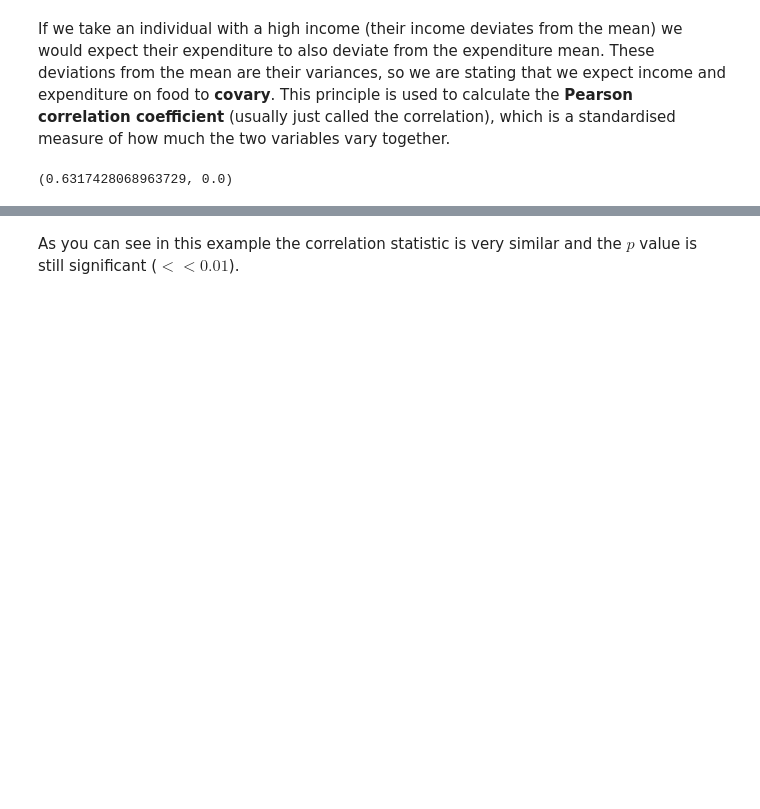
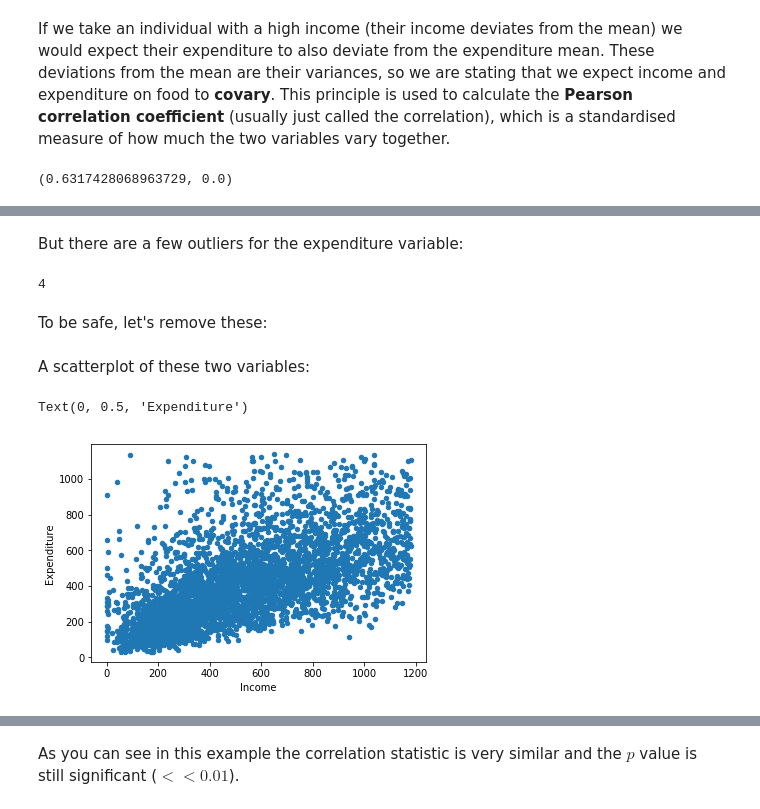
Before and after one commit to philmikejones/stats101, a Jupyter notebook: notebooks/stats101.ipynb, the cells around one changed output, grey strips where cells are left out. Cells and saved outputs as stored; diff of their text form; code cells hidden in the pictures; blank space fills up the shorter version.

```diff
--- a/notebooks/stats101.ipynb
+++ b/notebooks/stats101.ipynb
@@ -1043,0 +1051,22 @@ Therefore, try to use the parametric version by default and switch to the non--p
+# %% [markdown]
+But there are a few outliers for the expenditure variable:
+# %%
+len(
+    food_trimmed[food_trimmed.P550tpr >
+                 food_trimmed.P550tpr.mean() + (3.29 * food_trimmed.P550tpr.std())]
+)
+# %% [output]
+4
+# %% [markdown]
+To be safe, let's remove these:
+# %%
+food_trimmed = food_trimmed[food_trimmed.P550tpr < food_trimmed.P550tpr.mean() + (3.29 * food_trimmed.P550tpr.std())]
+# %% [markdown]
+A scatterplot of these two variables:
+# %%
+food_trimmed.plot.scatter("P344pr", "P550tpr")
+plt.xlabel("Income")
+plt.ylabel("Expenditure")
+# %% [output]
+Text(0, 0.5, 'Expenditure')
+[figure, added]
```
Also changed, not shown: parts of 4 cells of this notebook.
